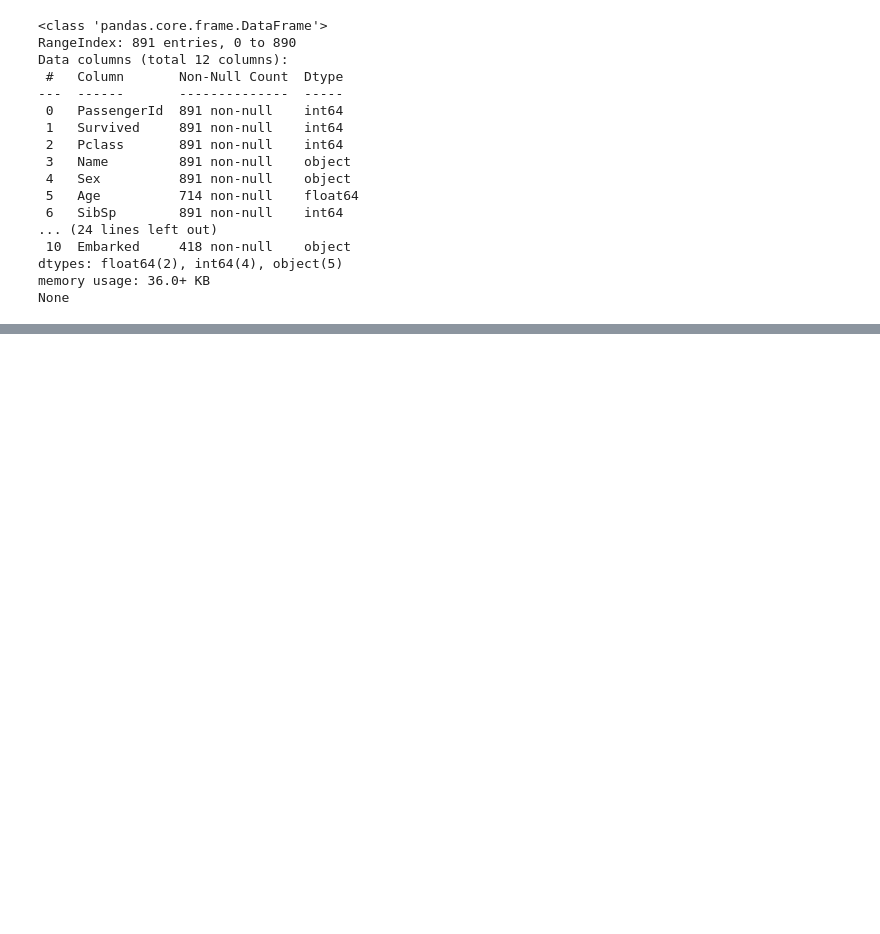
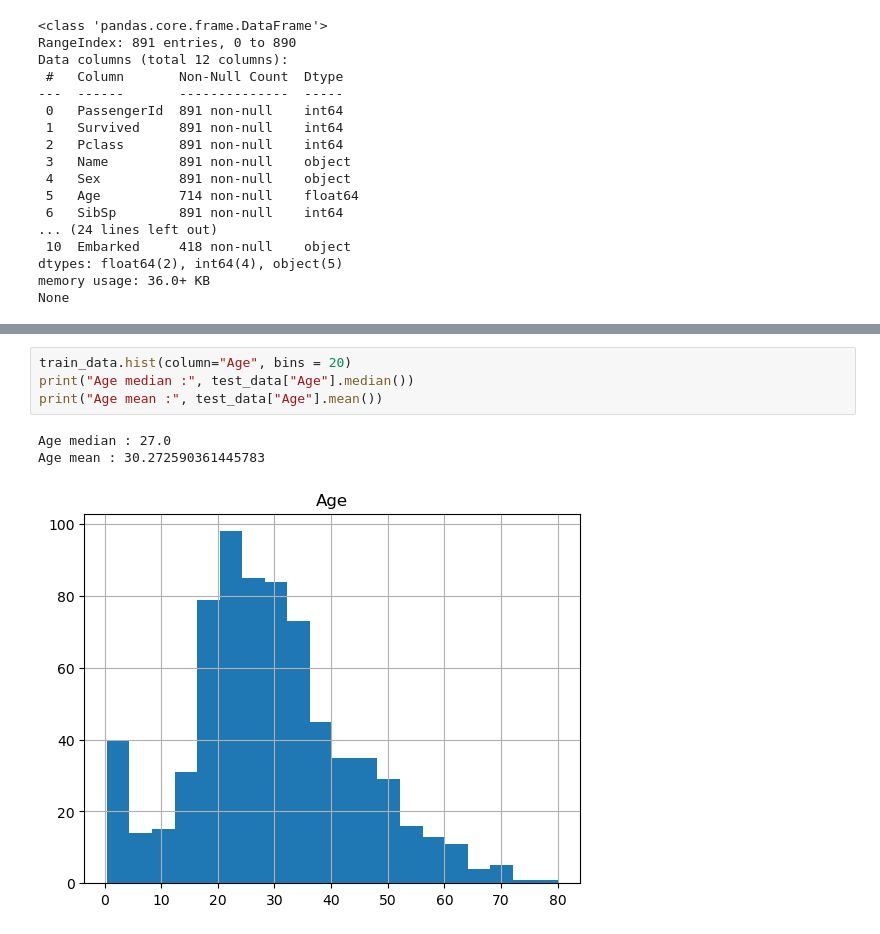
Before and after one commit to leonsuarez24/titanic, a Jupyter notebook: Getting Started with Titanic.ipynb, the cells around one changed output, grey strips where cells are left out. Saved outputs shown, nothing was run; the diff lists cells and outputs as text; blank space fills up the shorter version.

```diff
--- a/Getting Started with Titanic.ipynb
+++ b/Getting Started with Titanic.ipynb
@@ -107,0 +136,8 @@ mising values : 327
+# %%
+train_data.hist(column="Age", bins = 20)
+print("Age median :", test_data["Age"].median())
+print("Age mean :", test_data["Age"].mean())
+# %% [output]
+Age median : 27.0
+Age mean : 30.272590361445783
+[figure, added]
```
Also changed, not shown: parts of 31 cells of this notebook, 1 other file.
